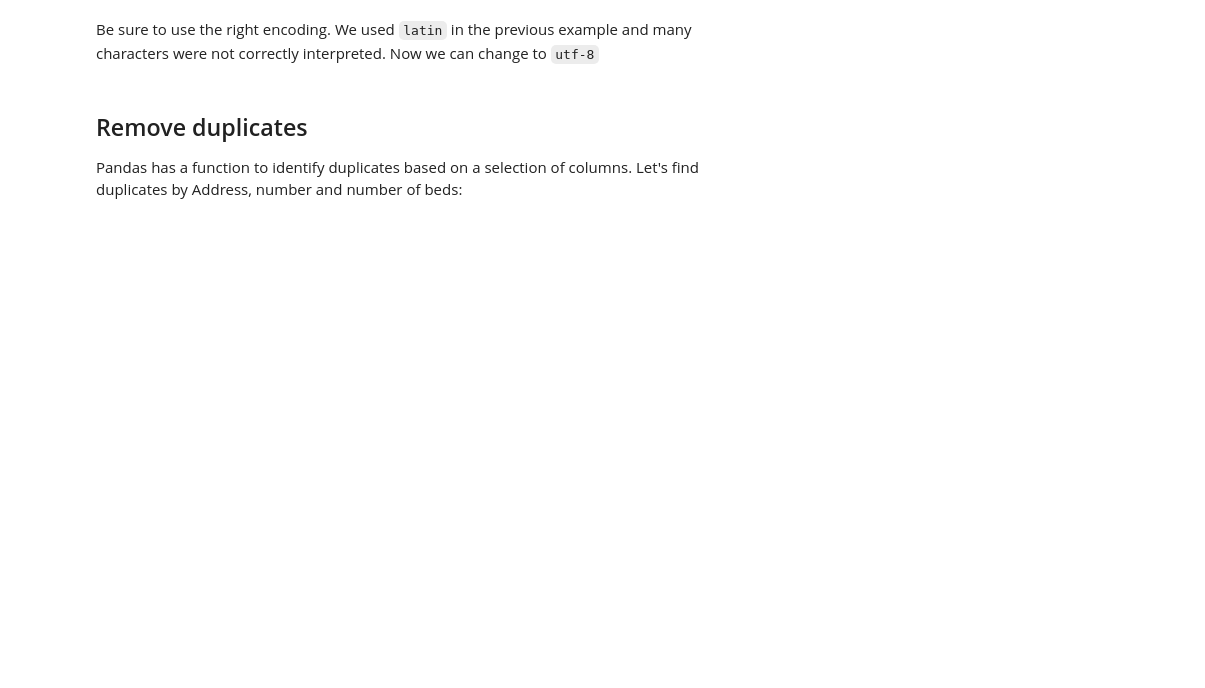
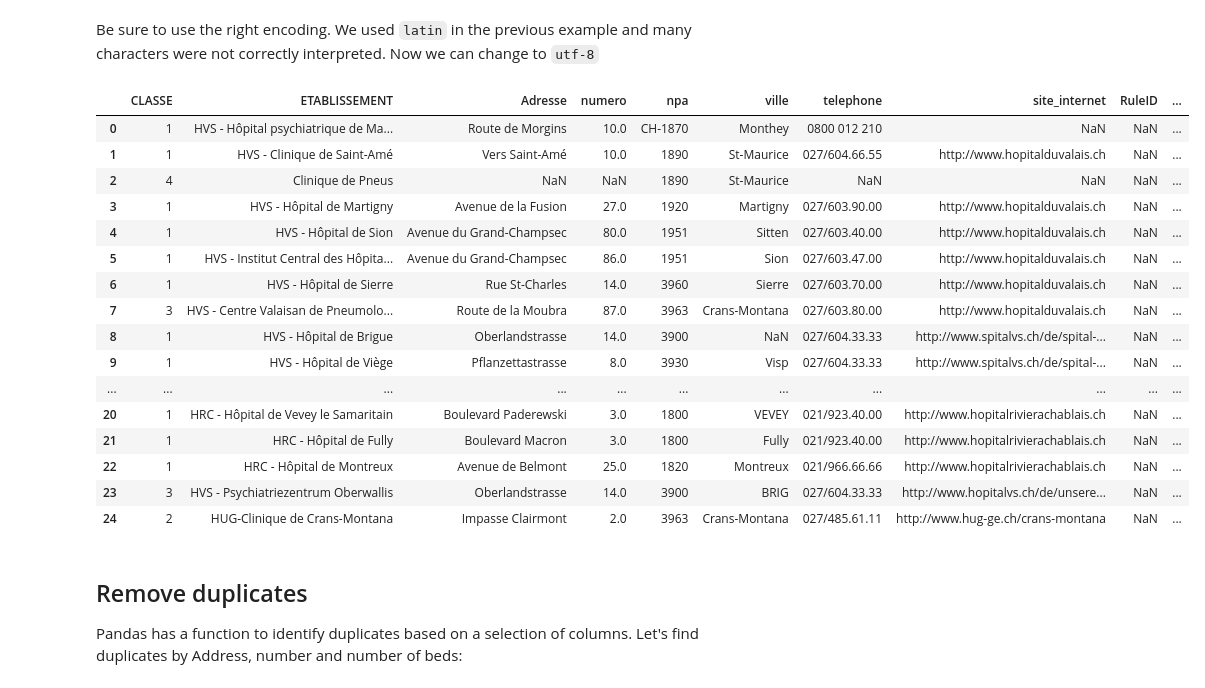
Before and after one commit to jpcik/data-valorisation, a Jupyter notebook: notebooks/hospitals.ipynb, the cells around one changed output. Drawn from its saved outputs; the diff is of its cells as text; code cells hidden in the pictures; blank space fills up the shorter version.

Commit message:
hospital exercise

```diff
--- a/notebooks/hospitals.ipynb
+++ b/notebooks/hospitals.ipynb
@@ -17,5 +35,26 @@ hospitals
 # %% [markdown]
 Be sure to use the right encoding. We used `latin` in the previous example and many characters were not correctly interpreted. Now we can change to `utf-8`
+# %%
+hospitals=pd.read_csv(hospitalsFile,encoding='utf-8')
+hospitals
+# %% [output]
+|  | CLASSE | ETABLISSEMENT | Adresse | numero | npa | ville | telephone | site_internet | RuleID | ... |
+| 0 | 1 | HVS - Hôpital psychiatrique de Ma... | Route de Morgins | 10.0 | CH-1870 | Monthey | 0800 012 210 | NaN | NaN | ... |
+| 1 | 1 | HVS - Clinique de Saint-Amé | Vers Saint-Amé | 10.0 | 1890 | St-Maurice | 027/604.66.55 | http://www.hopitalduvalais.ch | NaN | ... |
+| 2 | 4 | Clinique de Pneus | NaN | NaN | 1890 | St-Maurice | NaN | NaN | NaN | ... |
+| 3 | 1 | HVS - Hôpital de Martigny | Avenue de la Fusion | 27.0 | 1920 | Martigny | 027/603.90.00 | http://www.hopitalduvalais.ch | NaN | ... |
+| 4 | 1 | HVS - Hôpital de Sion | Avenue du Grand-Champsec | 80.0 | 1951 | Sitten | 027/603.40.00 | http://www.hopitalduvalais.ch | NaN | ... |
+| 5 | 1 | HVS - Institut Central des Hôpita... | Avenue du Grand-Champsec | 86.0 | 1951 | Sion | 027/603.47.00 | http://www.hopitalduvalais.ch | NaN | ... |
+| 6 | 1 | HVS - Hôpital de Sierre | Rue St-Charles | 14.0 | 3960 | Sierre | 027/603.70.00 | http://www.hopitalduvalais.ch | NaN | ... |
+| 7 | 3 | HVS - Centre Valaisan de Pneumolo... | Route de la Moubra | 87.0 | 3963 | Crans-Montana | 027/603.80.00 | http://www.hopitalduvalais.ch | NaN | ... |
+| 8 | 1 | HVS - Hôpital de Brigue | Oberlandstrasse | 14.0 | 3900 | NaN | 027/604.33.33 | http://www.spitalvs.ch/de/spital-... | NaN | ... |
+| 9 | 1 | HVS - Hôpital de Viège | Pflanzettastrasse | 8.0 | 3930 | Visp | 027/604.33.33 | http://www.spitalvs.ch/de/spital-... | NaN | ... |
+| ... | ... | ... | ... | ... | ... | ... | ... | ... | ... | ... |
+| 20 | 1 | HRC - Hôpital de Vevey le Samaritain | Boulevard Paderewski | 3.0 | 1800 | VEVEY | 021/923.40.00 | http://www.hopitalrivierachablais.ch | NaN | ... |
+| 21 | 1 | HRC - Hôpital de Fully | Boulevard Macron | 3.0 | 1800 | Fully | 021/923.40.00 | http://www.hopitalrivierachablais.ch | NaN | ... |
+| 22 | 1 | HRC - Hôpital de Montreux | Avenue de Belmont | 25.0 | 1820 | Montreux | 021/966.66.66 | http://www.hopitalrivierachablais.ch | NaN | ... |
+| 23 | 3 | HVS - Psychiatriezentrum Oberwallis | Oberlandstrasse | 14.0 | 3900 | BRIG | 027/604.33.33 | http://www.hopitalvs.ch/de/unsere... | NaN | ... |
+| 24 | 2 | HUG-Clinique de Crans-Montana | Impasse Clairmont | 2.0 | 3963 | Crans-Montana | 027/485.61.11 | http://www.hug-ge.ch/crans-montana | NaN | ... |
 # %% [markdown]
 ## Remove duplicates
 
```
Also changed, not shown: parts of 25 cells of this notebook, 1 other file.
